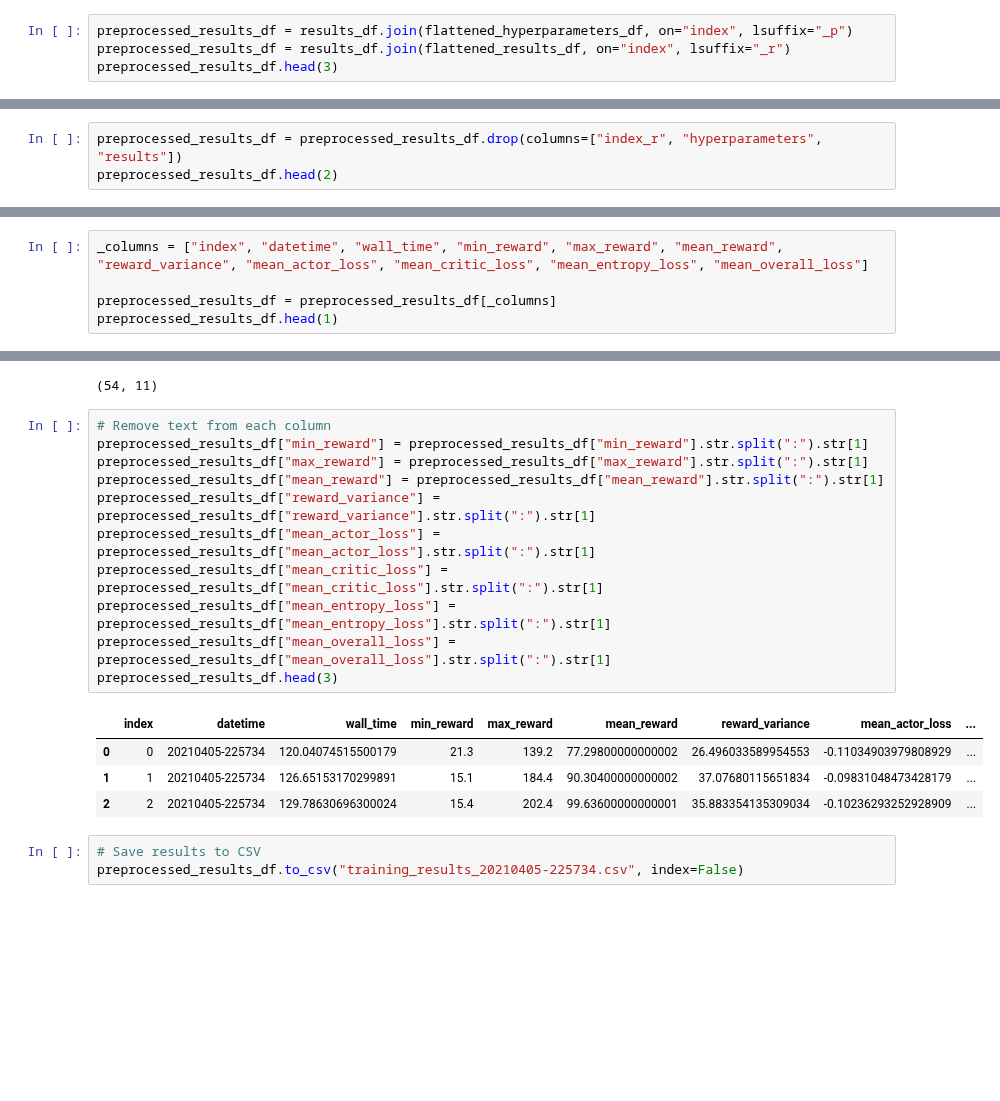
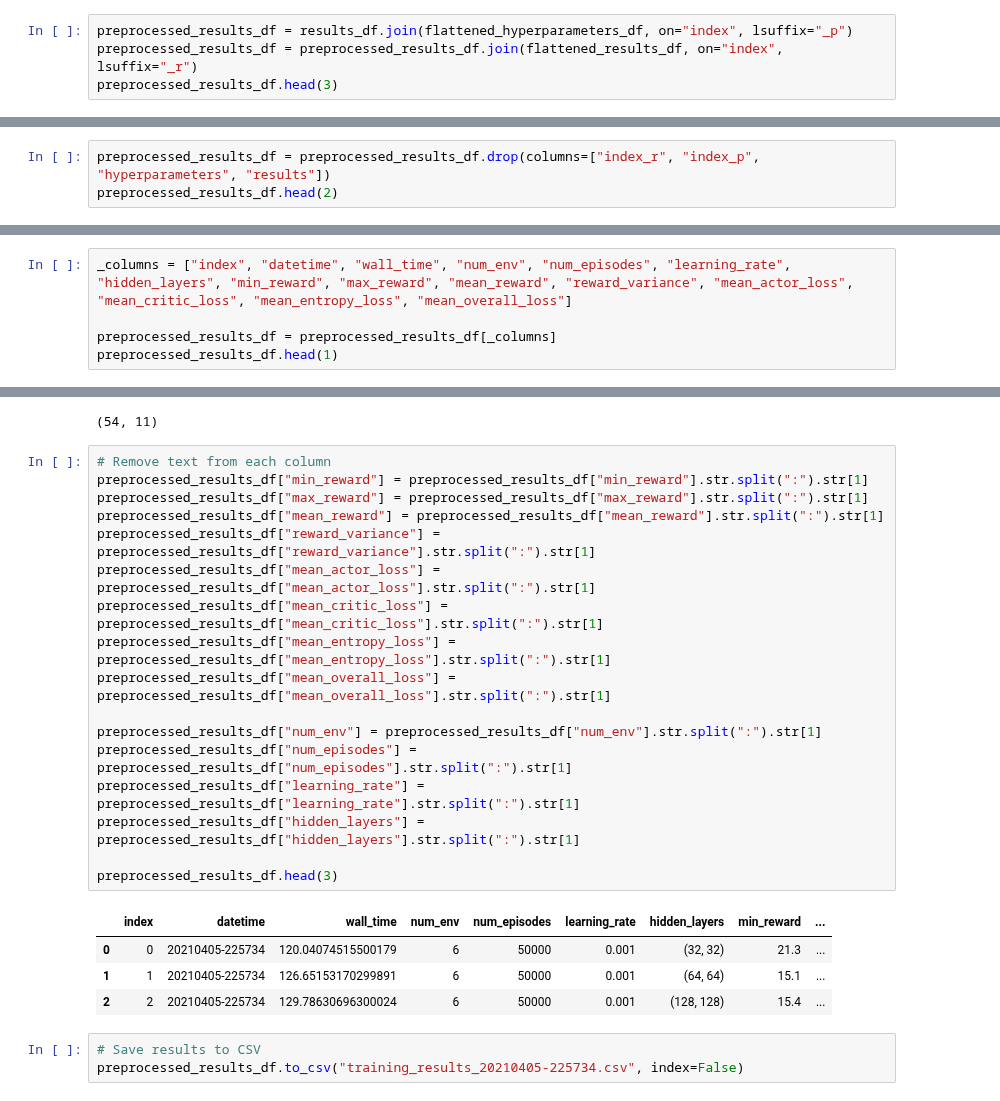
Before and after one commit to feiphoon/inm707-joint-coursework, a Jupyter notebook: src/cartpole/actor_critic_train_analysis.ipynb, the cells around one changed output, grey strips where cells are left out. Drawn from its saved outputs; the diff is of its cells as text; blank space fills up the shorter version.

```diff
--- a/src/cartpole/actor_critic_train_analysis.ipynb
+++ b/src/cartpole/actor_critic_train_analysis.ipynb
@@ -81,6 +85,6 @@ flattened_hyperparameters_df.reset_index(level=0, inplace=True)
 flattened_results_df.reset_index(level=0, inplace=True)
 # %%
 preprocessed_results_df = results_df.join(flattened_hyperparameters_df, on="index", lsuffix="_p")
-preprocessed_results_df = results_df.join(flattened_results_df, on="index", lsuffix="_r")
+preprocessed_results_df = preprocessed_results_df.join(flattened_results_df, on="index", lsuffix="_r")
 preprocessed_results_df.head(3)
 # %% [output]
@@ -91,4 +95,4 @@ preprocessed_results_df.head(3)
 # %%
-preprocessed_results_df = preprocessed_results_df.drop(columns=["index_r", "hyperparameters", "results"])
+preprocessed_results_df = preprocessed_results_df.drop(columns=["index_r", "index_p", "hyperparameters", "results"])
 preprocessed_results_df.head(2)
 # %% [output]
@@ -98,5 +102,5 @@ preprocessed_results_df.head(2)
 # %%
-_columns = ["index", "datetime", "wall_time", "min_reward", "max_reward", "mean_reward", "reward_variance", "mean_actor_loss", "mean_critic_loss", "mean_entropy_loss", "mean_overall_loss"]
+_columns = ["index", "datetime", "wall_time", "num_env", "num_episodes", "learning_rate", "hidden_layers", "min_reward", "max_reward", "mean_reward", "reward_variance", "mean_actor_loss", "mean_critic_loss", "mean_entropy_loss", "mean_overall_loss"]
 
 preprocessed_results_df = preprocessed_results_df[_columns]
 preprocessed_results_df.head(1)
@@ -110,19 +114,25 @@ preprocessed_results_df.shape
 # %%
 # Remove text from each column
 preprocessed_results_df["min_reward"] = preprocessed_results_df["min_reward"].str.split(":").str[1]
 preprocessed_results_df["max_reward"] = preprocessed_results_df["max_reward"].str.split(":").str[1]
 preprocessed_results_df["mean_reward"] = preprocessed_results_df["mean_reward"].str.split(":").str[1]
 preprocessed_results_df["reward_variance"] = preprocessed_results_df["reward_variance"].str.split(":").str[1]
 preprocessed_results_df["mean_actor_loss"] = preprocessed_results_df["mean_actor_loss"].str.split(":").str[1]
 preprocessed_results_df["mean_critic_loss"] = preprocessed_results_df["mean_critic_loss"].str.split(":").str[1]
 preprocessed_results_df["mean_entropy_loss"] = preprocessed_results_df["mean_entropy_loss"].str.split(":").str[1]
 preprocessed_results_df["mean_overall_loss"] = preprocessed_results_df["mean_overall_loss"].str.split(":").str[1]
+
+preprocessed_results_df["num_env"] = preprocessed_results_df["num_env"].str.split(":").str[1]
+preprocessed_results_df["num_episodes"] = preprocessed_results_df["num_episodes"].str.split(":").str[1]
+preprocessed_results_df["learning_rate"] = preprocessed_results_df["learning_rate"].str.split(":").str[1]
+preprocessed_results_df["hidden_layers"] = preprocessed_results_df["hidden_layers"].str.split(":").str[1]
+
 preprocessed_results_df.head(3)
 # %% [output]
-|  | index | datetime | wall_time | min_reward | max_reward | mean_reward | reward_variance | mean_actor_loss | ... |
-| 0 | 0 | 20210405-225734 | 120.04074515500179 | 21.3 | 139.2 | 77.29800000000002 | 26.496033589954553 | -0.11034903979808929 | ... |
-| 1 | 1 | 20210405-225734 | 126.65153170299891 | 15.1 | 184.4 | 90.30400000000002 | 37.07680115651834 | -0.09831048473428179 | ... |
-| 2 | 2 | 20210405-225734 | 129.78630696300024 | 15.4 | 202.4 | 99.63600000000001 | 35.883354135309034 | -0.10236293252928909 | ... |
+|  | index | datetime | wall_time | num_env | num_episodes | learning_rate | hidden_layers | min_reward | ... |
+| 0 | 0 | 20210405-225734 | 120.04074515500179 | 6 | 50000 | 0.001 | (32, 32) | 21.3 | ... |
+| 1 | 1 | 20210405-225734 | 126.65153170299891 | 6 | 50000 | 0.001 | (64, 64) | 15.1 | ... |
+| 2 | 2 | 20210405-225734 | 129.78630696300024 | 6 | 50000 | 0.001 | (128, 128) | 15.4 | ... |
 # %%
 # Save results to CSV
 preprocessed_results_df.to_csv("training_results_20210405-225734.csv", index=False)
```
Also changed, not shown: parts of 12 cells of this notebook.
